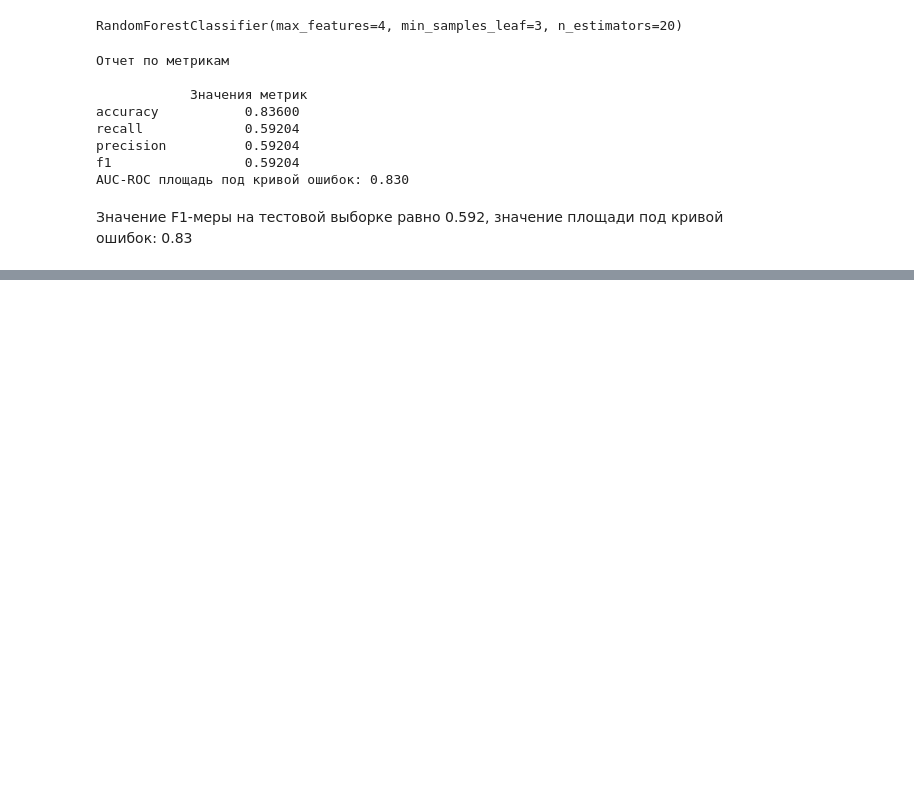
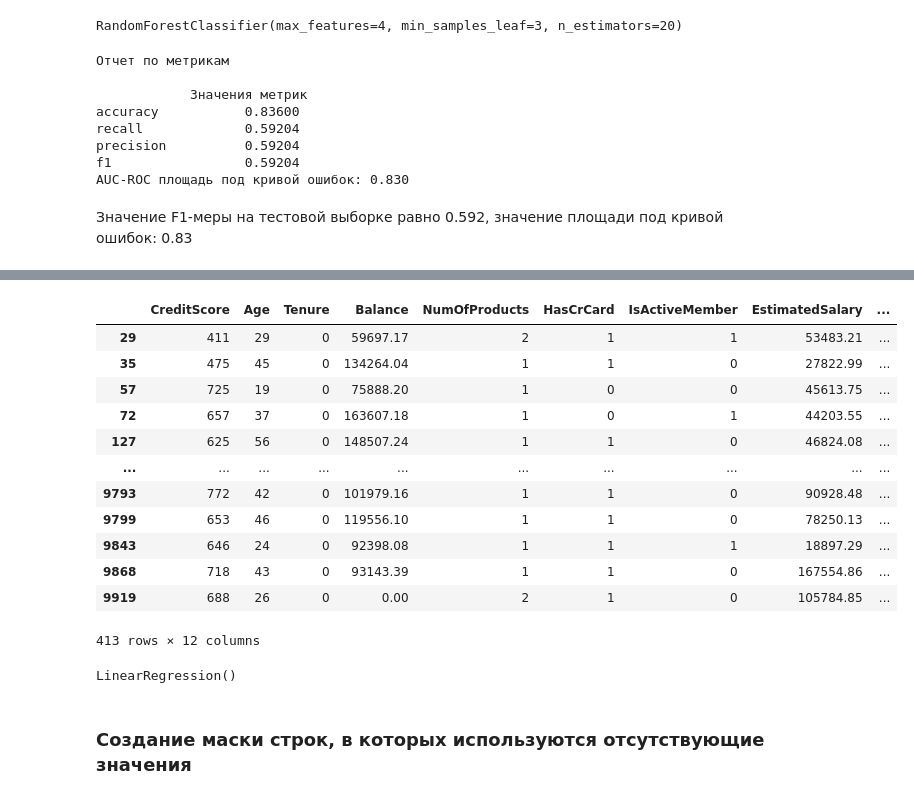
Before and after one commit to novayazarya/data_analytics, a Jupyter notebook: customer-churn-prediction.ipynb, the cells around one changed output, grey strips where cells are left out. Drawn from its saved outputs; the diff is of its cells as text; code cells hidden in the pictures; blank space fills up the shorter version.

```diff
--- a/customer-churn-prediction.ipynb
+++ b/customer-churn-prediction.ipynb
@@ -1108,0 +1146,16 @@ AUC-ROC площадь под кривой ошибок: 0.830
+# %%
+df_inputed.query('Tenure != 0')
+# %% [output]
+|  | CreditScore | Age | Tenure | Balance | NumOfProducts | HasCrCard | IsActiveMember | EstimatedSalary | ... |
+| 29 | 411 | 29 | 0 | 59697.17 | 2 | 1 | 1 | 53483.21 | ... |
+| 35 | 475 | 45 | 0 | 134264.04 | 1 | 1 | 0 | 27822.99 | ... |
+| 57 | 725 | 19 | 0 | 75888.20 | 1 | 0 | 0 | 45613.75 | ... |
+| 72 | 657 | 37 | 0 | 163607.18 | 1 | 0 | 1 | 44203.55 | ... |
+| 127 | 625 | 56 | 0 | 148507.24 | 1 | 1 | 0 | 46824.08 | ... |
+| ... | ... | ... | ... | ... | ... | ... | ... | ... | ... |
+| 9793 | 772 | 42 | 0 | 101979.16 | 1 | 1 | 0 | 90928.48 | ... |
+| 9799 | 653 | 46 | 0 | 119556.10 | 1 | 1 | 0 | 78250.13 | ... |
+| 9843 | 646 | 24 | 0 | 92398.08 | 1 | 1 | 1 | 18897.29 | ... |
+| 9868 | 718 | 43 | 0 | 93143.39 | 1 | 1 | 0 | 167554.86 | ... |
+| 9919 | 688 | 26 | 0 | 0.00 | 2 | 1 | 0 | 105784.85 | ... |
+413 rows × 12 columns
@@ -1108,0 +1170,6 @@ AUC-ROC площадь под кривой ошибок: 0.830
+# %%
+lin_reg.fit(X, y)
+# %% [output]
+LinearRegression()
+# %% [markdown]
+### Создание маски строк, в которых используются отсутствующие значения
```
Also changed, not shown: parts of 39 cells of this notebook.
